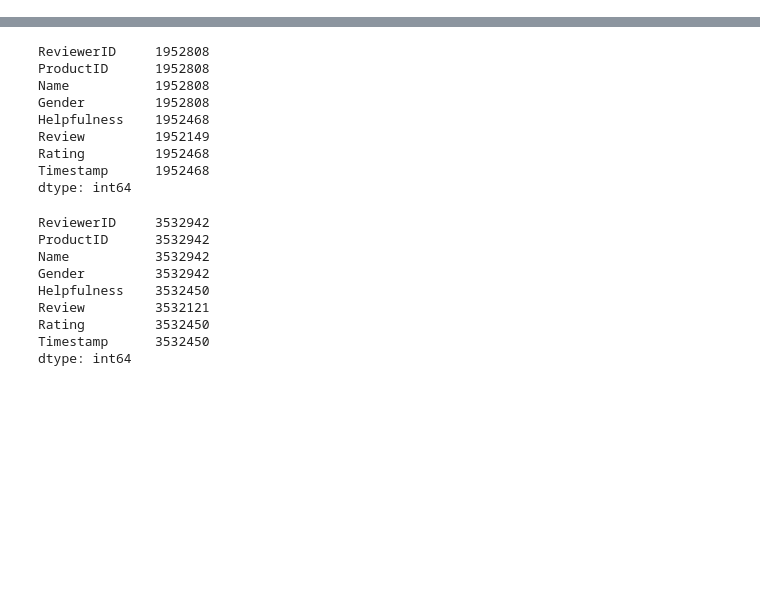
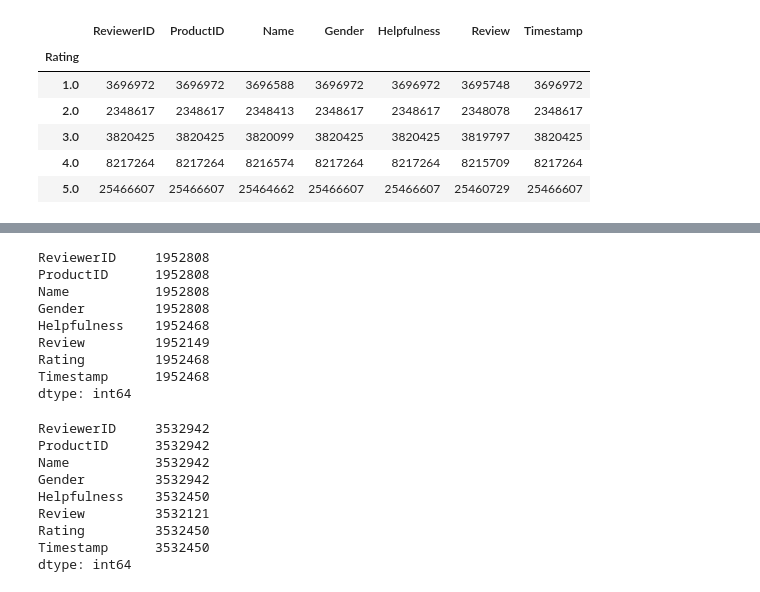
Before and after one commit to Sandipan99/amazonReview, a Jupyter notebook: gender-guesser.ipynb, the cells around one changed output, grey strips where cells are left out. Drawn from its saved outputs; the diff is of its cells as text; code cells hidden in the pictures; blank space fills up the shorter version.

```diff
--- a/gender-guesser.ipynb
+++ b/gender-guesser.ipynb
@@ -5,4 +7,4 @@ import pandas as pd
 # %%
 d = gender.Detector(case_sensitive=False)
 # %%
-df_all_un = pd.read_csv('amazon_undecided.csv', names=['ReviewerID', 'ProductID', 'Name', 'Gender','Helpfulness', 'Review', 'Rating','Timestamp'],sep='|')
+df_all_un = pd.read_csv('../amazon_undecided_cleaned.csv',sep='|',names=['ReviewerID', 'ProductID', 'Name', 'Gender','Helpfulness', 'Review', 'Rating','Timestamp'])
@@ -17,0 +27,12 @@ df_all_un.head()
+# %%
+df_all_un = df_all_un[(df_all_un['Rating']!='andy')&(df_all_un['Rating']!='unknown')]
+# %%
+df_all_un.groupby('Rating').count()
+# %% [output]
+|  | ReviewerID | ProductID | Name | Gender | Helpfulness | Review | Timestamp |
+| Rating |  |  |  |  |  |  |  |
+| 1.0 | 3696972 | 3696972 | 3696588 | 3696972 | 3696972 | 3695748 | 3696972 |
+| 2.0 | 2348617 | 2348617 | 2348413 | 2348617 | 2348617 | 2348078 | 2348617 |
+| 3.0 | 3820425 | 3820425 | 3820099 | 3820425 | 3820425 | 3819797 | 3820425 |
+| 4.0 | 8217264 | 8217264 | 8216574 | 8217264 | 8217264 | 8215709 | 8217264 |
+| 5.0 | 25466607 | 25466607 | 25464662 | 25466607 | 25466607 | 25460729 | 25466607 |
```
Also changed, not shown: parts of 22 cells of this notebook, 1 other file.
